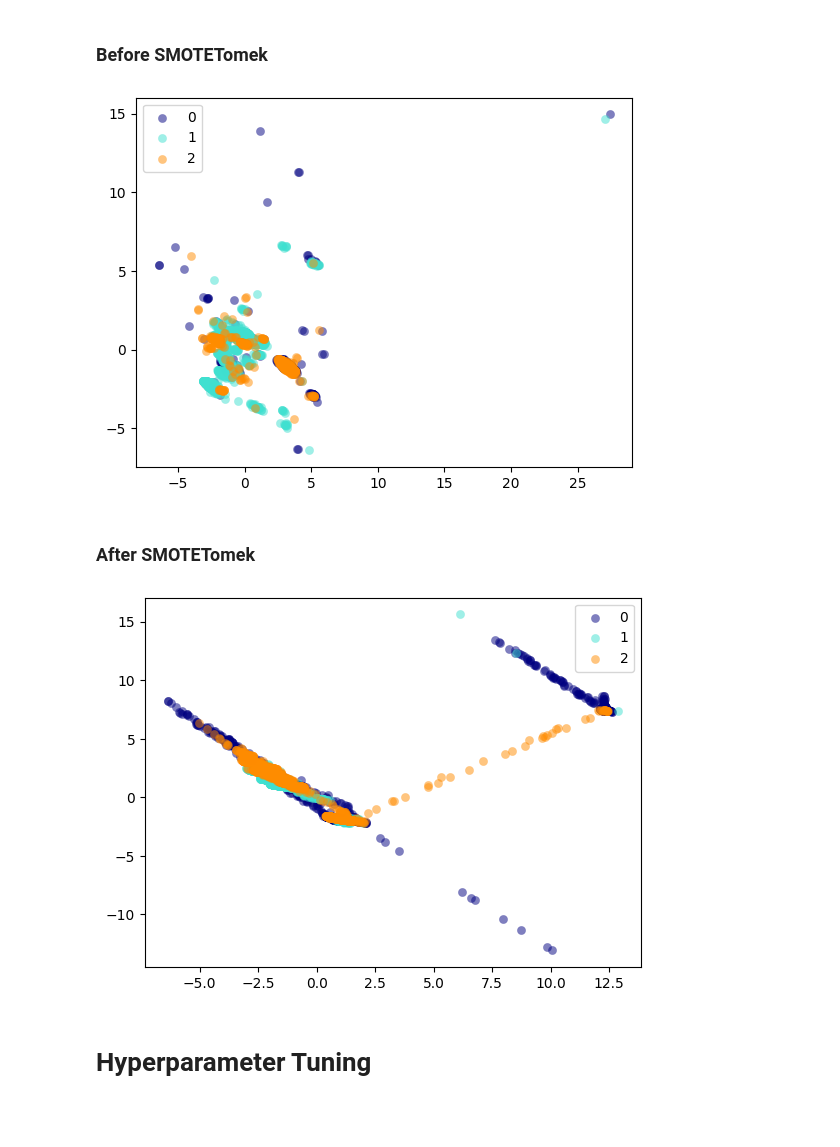
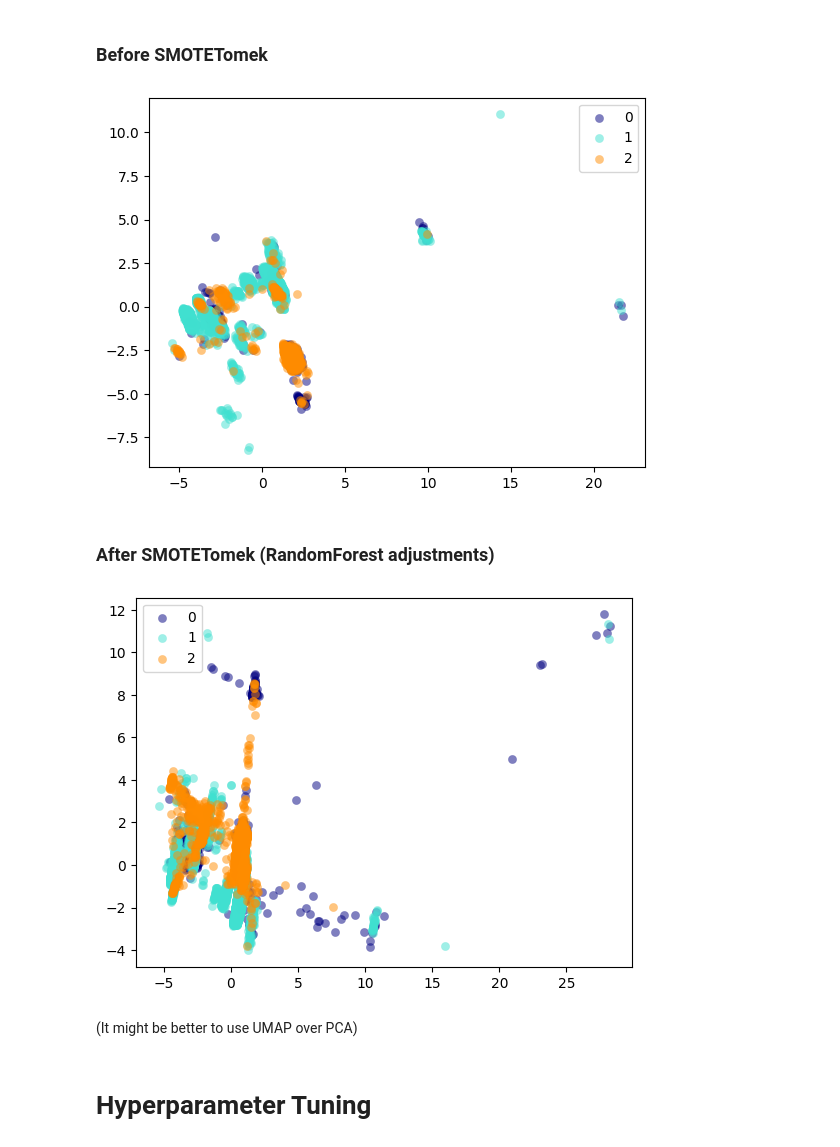
Before and after one commit to efeerhan/cmpt459-courseproject, a Jupyter notebook: project.ipynb, the cells around one changed output. Cells and saved outputs as stored; diff of their text form; code cells hidden in the pictures; blank space fills up the shorter version.

Commit message:
basically done

```diff
--- a/project.ipynb
+++ b/project.ipynb
@@ -113,0 +111,25 @@ done!
+# %%
+rf_cols: Sequence[str] = cols.copy()
+desired_n_features = round(len(rf_cols)*0.75)
+# desired_n_features = 10
+
+while (len(rf_cols) != desired_n_features):
+    print('working with {0}/{1} features'.format(len(rf_cols),X_train.shape[1]))
+    highest_score = 0
+    least_reduction_feature: str
+    for f in rf_cols:
+        rf_cols_t = [f_ for f_ in rf_cols if f_ != f]
+        X_train_fs_no_f = X_train[rf_cols_t]
+        X_valid_fs_no_f = X_valid[rf_cols_t]
+        pred = RandomForestClassifier().fit(X_train_fs_no_f,y_train).predict(X_valid_fs_no_f)
+        valid_score_no_f = f1_score(y_valid, pred, average='macro')
+        if valid_score_no_f > highest_score:
+            highest_score = valid_score_no_f
+            least_reduction_feature = f
+    print('new valid: ',highest_score)
+    print('removing feature', least_reduction_feature)
+    rf_cols.pop(rf_cols.index(least_reduction_feature))
+print('done!')
+
+X_train_rf = X_train[rf_cols]
+X_valid_rf = X_valid[rf_cols]
@@ -162,9 +220,10 @@ Counter({0: 8217, 1: 8217, 2: 8217})
 # %% [markdown]
 ### Before SMOTETomek
 # %%
-std = StandardScaler()
+std_p1 = StandardScaler()
+X_train_p1 = std_p1.fit_transform(X_train)
 pca = PCA(n_components=2)
-X_pca = pca.fit_transform(std.fit_transform(X_train_kn))
+X_pca = pca.fit_transform(X_train_p1)
 target_names = ['0','1','2']
 
 plt.figure()
@@ -175,23 +234,25 @@ plt.legend(loc='best', shadow=False, scatterpoints=1)
 
 plt.show()
 # %% [output]
-[figure, old version]
+[figure, new version]
 # %% [markdown]
-### After SMOTETomek
+### After SMOTETomek (RandomForest adjustments)
 # %%
 pca = PCA(n_components=2)
-X_pca = pca.fit_transform(X_train_res)
+X_pca = pca.fit_transform(X_train_rf)
 target_names = ['0','1','2']
 
 plt.figure()
 colors = ['navy', 'turquoise', 'darkorange']
 for color, i, target_name in zip(colors, [0, 1, 2], target_names):
-    plt.scatter(X_pca[y_train_res == i, 0], X_pca[y_train_res == i, 1], color=color, alpha=.5, lw=0.2, label=target_name)
+    plt.scatter(X_pca[y_train_rf== i, 0], X_pca[y_train_rf == i, 1], color=color, alpha=.5, lw=0.2, label=target_name)
 plt.legend(loc='best', shadow=False, scatterpoints=1)
 
 plt.show()
 # %% [output]
-[figure, old version]
+[figure, new version]
+# %% [markdown]
+(It might be better to use UMAP over PCA)
 # %% [markdown]
 # Hyperparameter Tuning
 # %%
```
Also changed, not shown: parts of 27 cells of this notebook, 2 other files.
